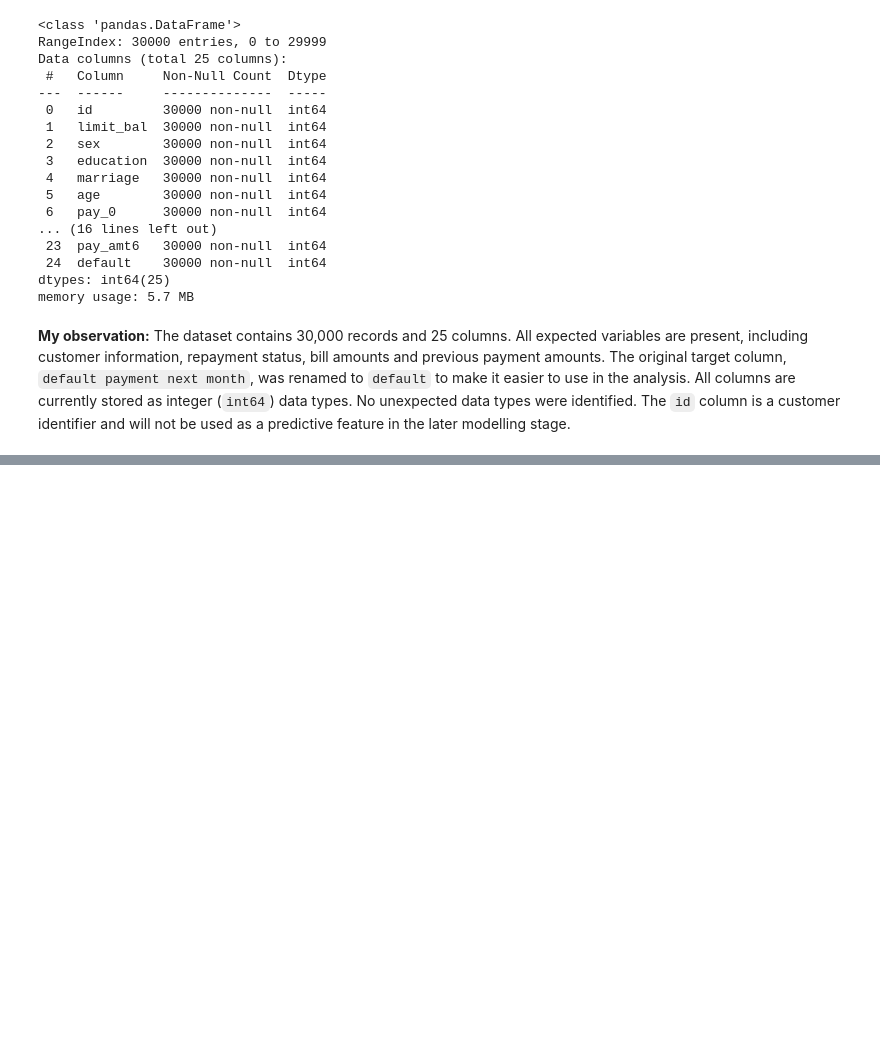
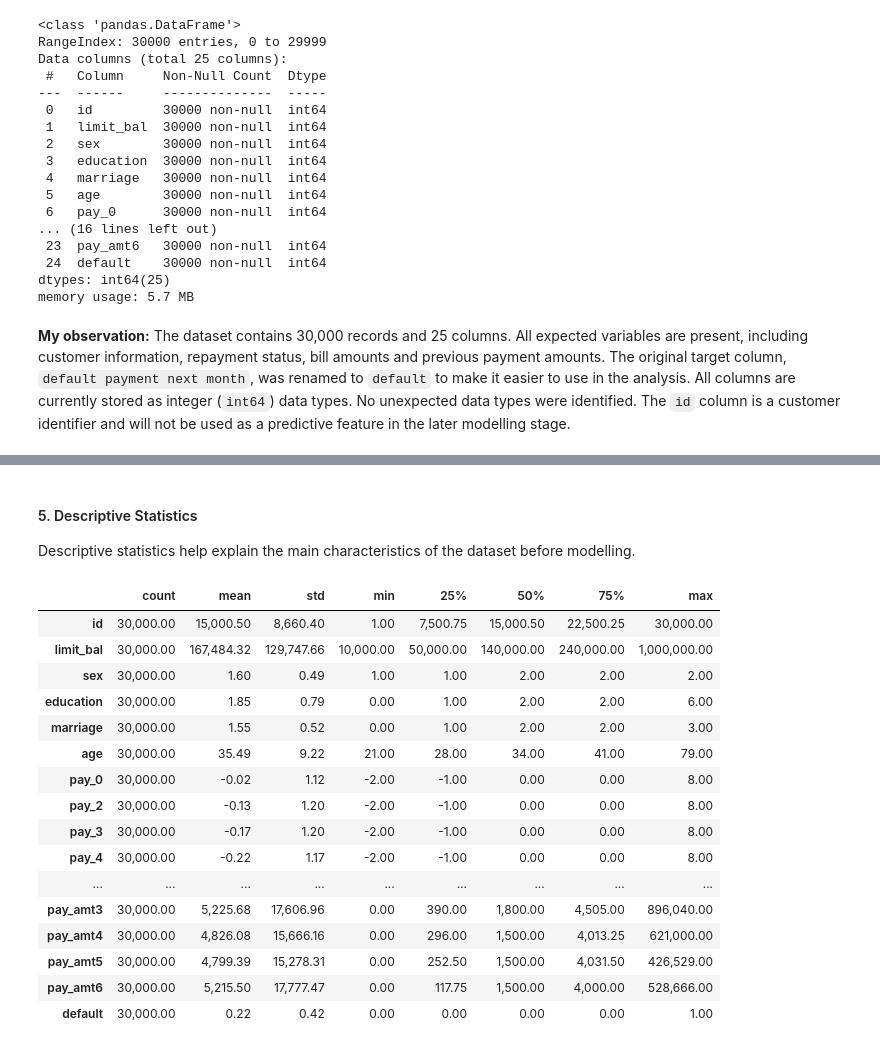
Before and after one commit to Dashkaa1114/Strategic-Thinking-Sep26, a Jupyter notebook: CA1-Credit-Default-Risk/2026328_CA2_Credit_Default_EDA_DataPrep_V1.ipynb, the cells around one changed output, grey strips where cells are left out. Drawn from its saved outputs; the diff is of its cells as text; code cells hidden in the pictures; blank space fills up the shorter version.

```diff
--- a/CA1-Credit-Default-Risk/2026328_CA2_Credit_Default_EDA_DataPrep_V1.ipynb
+++ b/CA1-Credit-Default-Risk/2026328_CA2_Credit_Default_EDA_DataPrep_V1.ipynb
@@ -149,0 +391,24 @@ memory usage: 5.7 MB
+# %% [markdown]
+#### 5. Descriptive Statistics
+Descriptive statistics help explain the main characteristics of the dataset before modelling.
+# %%
+# Summary statistics for numerical variables
+df.describe().T
+# %% [output]
+|  | count | mean | std | min | 25% | 50% | 75% | max |
+| id | 30,000.00 | 15,000.50 | 8,660.40 | 1.00 | 7,500.75 | 15,000.50 | 22,500.25 | 30,000.00 |
+| limit_bal | 30,000.00 | 167,484.32 | 129,747.66 | 10,000.00 | 50,000.00 | 140,000.00 | 240,000.00 | 1,000,000.00 |
+| sex | 30,000.00 | 1.60 | 0.49 | 1.00 | 1.00 | 2.00 | 2.00 | 2.00 |
+| education | 30,000.00 | 1.85 | 0.79 | 0.00 | 1.00 | 2.00 | 2.00 | 6.00 |
+| marriage | 30,000.00 | 1.55 | 0.52 | 0.00 | 1.00 | 2.00 | 2.00 | 3.00 |
+| age | 30,000.00 | 35.49 | 9.22 | 21.00 | 28.00 | 34.00 | 41.00 | 79.00 |
+| pay_0 | 30,000.00 | -0.02 | 1.12 | -2.00 | -1.00 | 0.00 | 0.00 | 8.00 |
+| pay_2 | 30,000.00 | -0.13 | 1.20 | -2.00 | -1.00 | 0.00 | 0.00 | 8.00 |
+| pay_3 | 30,000.00 | -0.17 | 1.20 | -2.00 | -1.00 | 0.00 | 0.00 | 8.00 |
+| pay_4 | 30,000.00 | -0.22 | 1.17 | -2.00 | -1.00 | 0.00 | 0.00 | 8.00 |
+| ... | ... | ... | ... | ... | ... | ... | ... | ... |
+| pay_amt3 | 30,000.00 | 5,225.68 | 17,606.96 | 0.00 | 390.00 | 1,800.00 | 4,505.00 | 896,040.00 |
+| pay_amt4 | 30,000.00 | 4,826.08 | 15,666.16 | 0.00 | 296.00 | 1,500.00 | 4,013.25 | 621,000.00 |
+| pay_amt5 | 30,000.00 | 4,799.39 | 15,278.31 | 0.00 | 252.50 | 1,500.00 | 4,031.50 | 426,529.00 |
+| pay_amt6 | 30,000.00 | 5,215.50 | 17,777.47 | 0.00 | 117.75 | 1,500.00 | 4,000.00 | 528,666.00 |
+| default | 30,000.00 | 0.22 | 0.42 | 0.00 | 0.00 | 0.00 | 0.00 | 1.00 |
```
Also changed, not shown: parts of 9 cells of this notebook.
